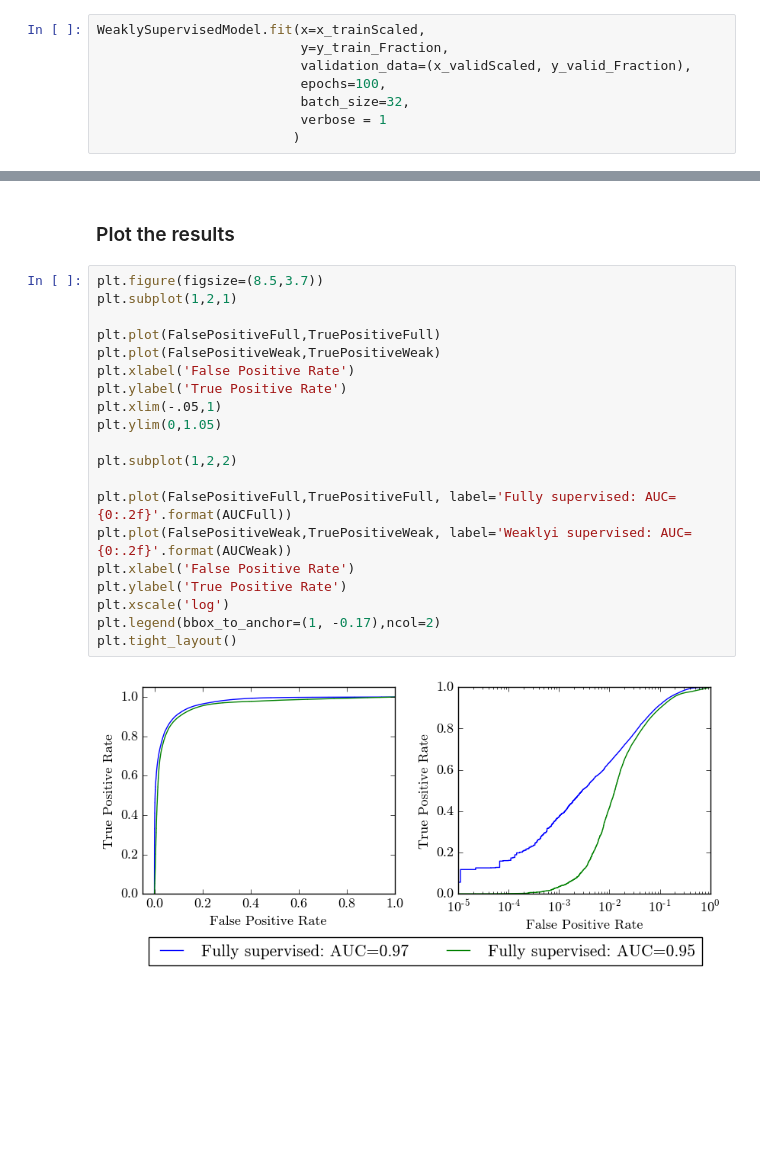
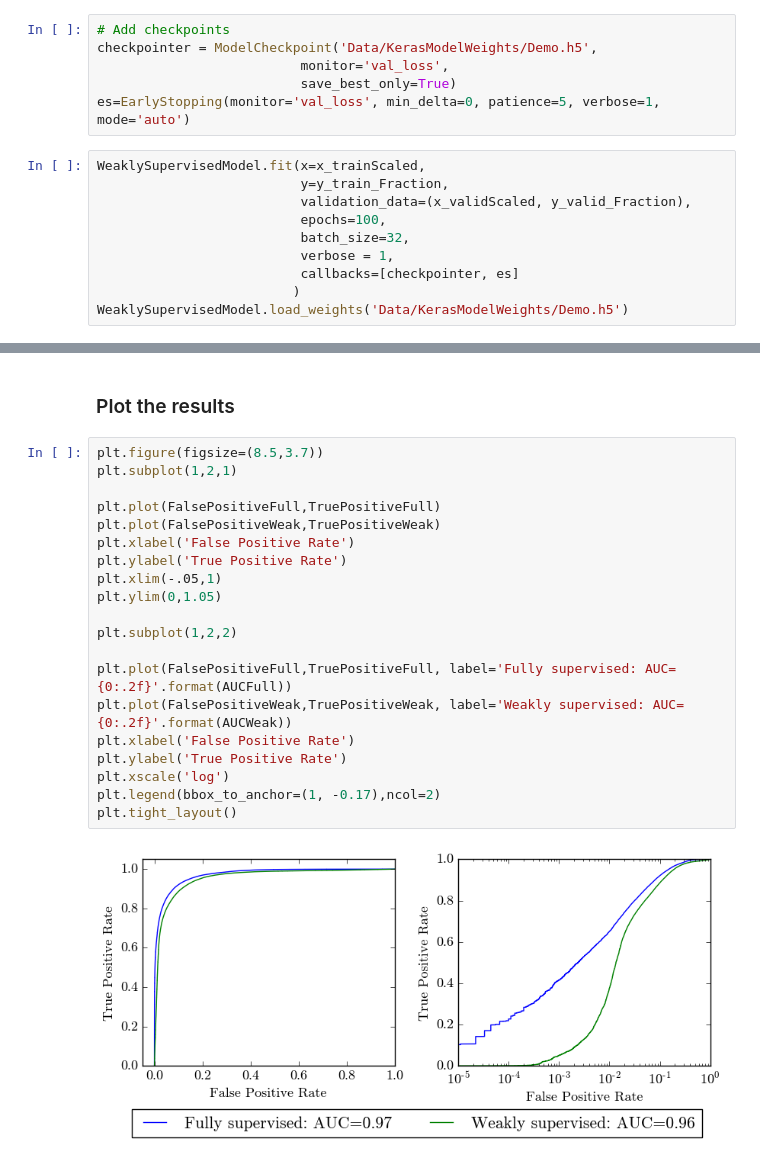
Before and after one commit to bostdiek/PublicWeaklySupervised, a Jupyter notebook: WeakSupervisionDemo.ipynb, the cells around one changed output, grey strips where cells are left out. Saved outputs shown, nothing was run; the diff lists cells and outputs as text; blank space fills up the shorter version.

Commit message:
Added checkpoint

```diff
--- a/WeakSupervisionDemo.ipynb
+++ b/WeakSupervisionDemo.ipynb
@@ -224,11 +225,19 @@ array([ 0.7,  0.4,  0.7,  0.7,  0.7,  0.4,  0.7,  0.7,  0.7,  0.4])
+# %%
+# Add checkpoints
+checkpointer = ModelCheckpoint('Data/KerasModelWeights/Demo.h5',
+                          monitor='val_loss',
+                          save_best_only=True)
+es=EarlyStopping(monitor='val_loss', min_delta=0, patience=5, verbose=1, mode='auto')
 # %%
 WeaklySupervisedModel.fit(x=x_trainScaled,
                           y=y_train_Fraction,
                           validation_data=(x_validScaled, y_valid_Fraction),
                           epochs=100,
                           batch_size=32,
-                          verbose = 1
+                          verbose = 1,
+                          callbacks=[checkpointer, es]
                          )
+WeaklySupervisedModel.load_weights('Data/KerasModelWeights/Demo.h5')
 # %% [output]
 Train on 320000 samples, validate on 80000 samples
 Epoch 1/100
@@ -278,23 +286,23 @@ Full:0.97, Weak:0.95
 # %%
 plt.figure(figsize=(8.5,3.7))
 plt.subplot(1,2,1)
 
 plt.plot(FalsePositiveFull,TruePositiveFull)
 plt.plot(FalsePositiveWeak,TruePositiveWeak)
 plt.xlabel('False Positive Rate')
 plt.ylabel('True Positive Rate')
 plt.xlim(-.05,1)
 plt.ylim(0,1.05)
 
 plt.subplot(1,2,2)
 
 plt.plot(FalsePositiveFull,TruePositiveFull, label='Fully supervised: AUC={0:.2f}'.format(AUCFull))
-plt.plot(FalsePositiveWeak,TruePositiveWeak, label='Weaklyi supervised: AUC={0:.2f}'.format(AUCWeak))
+plt.plot(FalsePositiveWeak,TruePositiveWeak, label='Weakly supervised: AUC={0:.2f}'.format(AUCWeak))
 plt.xlabel('False Positive Rate')
 plt.ylabel('True Positive Rate')
 plt.xscale('log')
 plt.legend(bbox_to_anchor=(1, -0.17),ncol=2)
 plt.tight_layout()
 # %% [output]
-[figure, old version]
+[figure, new version]
 # %% [markdown]
```
Also changed, not shown: parts of 7 cells of this notebook.
